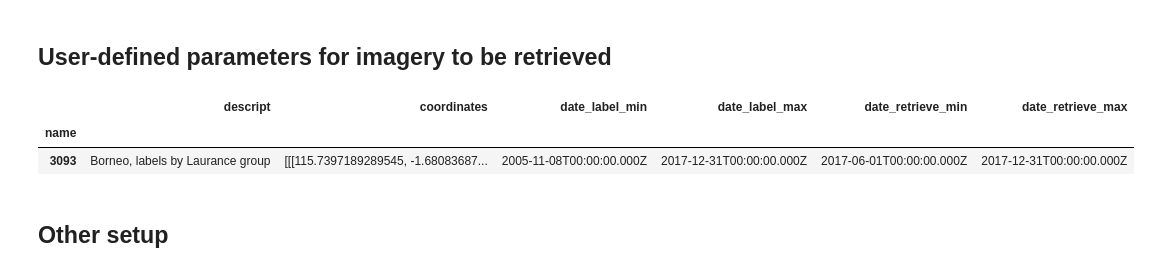
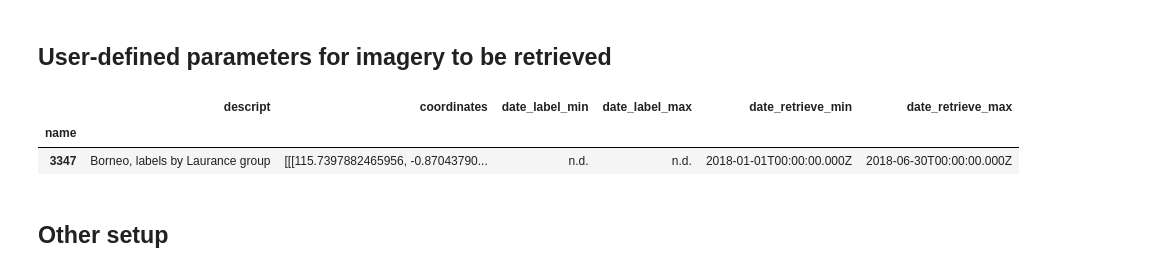
Before and after one commit to BerlinRDT/roaddetection, a Jupyter notebook: notebooks/download_imagery/imagery_SearchFilterDownload_planetcom.ipynb, the cells around one changed output. Cells and saved outputs as stored; diff of their text form; code cells hidden in the pictures.

```diff
--- a/notebooks/download_imagery/imagery_SearchFilterDownload_planetcom.ipynb
+++ b/notebooks/download_imagery/imagery_SearchFilterDownload_planetcom.ipynb
@@ -98,34 +88,53 @@ dry_run = False
 # %%
 # define list of AOI
 
 dict_aoi = {
     "name": "3093",     # keys correspond to numeric code of Laurance lab (e.g. 3093)
     "descript": "Borneo, labels by Laurance group",
     "coordinates": [
         [
             [
             [115.7397189289545,-1.680836871258456],
             [116.2810919527378,-1.680331498795499],
             [116.2805050935049,-1.229806405260338],
             [115.7397803420542,-1.230358513985345],
             [115.7397189289545,-1.680836871258456]
             ]
         ]
     ],
     "date_label_min" : "2005-11-08T00:00:00.000Z", # earliest date of labeled road
     "date_label_max" : "2017-12-31T00:00:00.000Z", # latest date of labeled road
     "date_retrieve_min" : "2017-06-01T00:00:00.000Z", # earliest date of imagery to be retrieved
     "date_retrieve_max" : "2017-12-31T00:00:00.000Z", # latest date of imagery to be retrieved
 }
 
+dict_aoi = {
+    "name": "3347",     # keys correspond to numeric code of Laurance lab (e.g. 3093)
+    "descript": "Borneo, labels by Laurance group",
+    "coordinates": [
+        [
+            [
+            [115.7397882465956,-0.8704379025218731],
+            [116.2791973232524,-0.8694242846142544],
+            [116.2802063071478,-0.4201723315739193],
+            [115.73981363248,-0.4205599493179044],
+            [115.7397882465956,-0.8704379025218731]
+            ]
+        ]
+    ],
+    "date_label_min" : "n.d.", # earliest date of labeled road
+    "date_label_max" : "n.d.", # latest date of labeled road
+    "date_retrieve_min" : "2018-01-01T00:00:00.000Z", # earliest date of imagery to be retrieved
+    "date_retrieve_max" : "2018-06-30T00:00:00.000Z", # latest date of imagery to be retrieved
+}
 
 # convert to dataframe so we can take a look
 df_aoi = pd.DataFrame(dict_aoi).set_index("name")
 df_aoi
 # %% [output]
 |  | descript | coordinates | date_label_min | date_label_max | date_retrieve_min | date_retrieve_max |
 | name |  |  |  |  |  |  |
-| 3093 | Borneo, labels by Laurance group | [[[115.7397189289545, -1.68083687... | 2005-11-08T00:00:00.000Z | 2017-12-31T00:00:00.000Z | 2017-06-01T00:00:00.000Z | 2017-12-31T00:00:00.000Z |
+| 3347 | Borneo, labels by Laurance group | [[[115.7397882465956, -0.87043790... | n.d. | n.d. | 2018-01-01T00:00:00.000Z | 2018-06-30T00:00:00.000Z |
 # %%
 # load coordinates into geojson_geometry
 geojson_geometry = {
```
Also changed, not shown: parts of 5 cells of this notebook, 9 other files.
